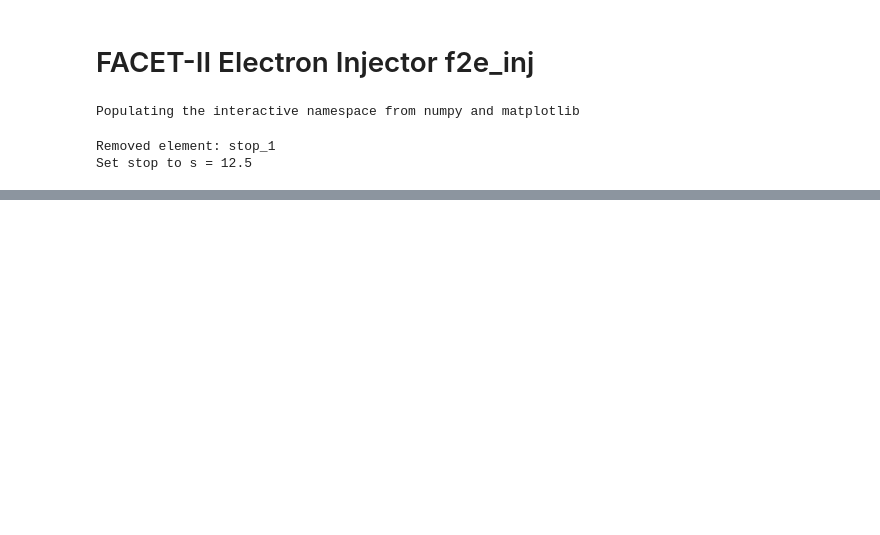
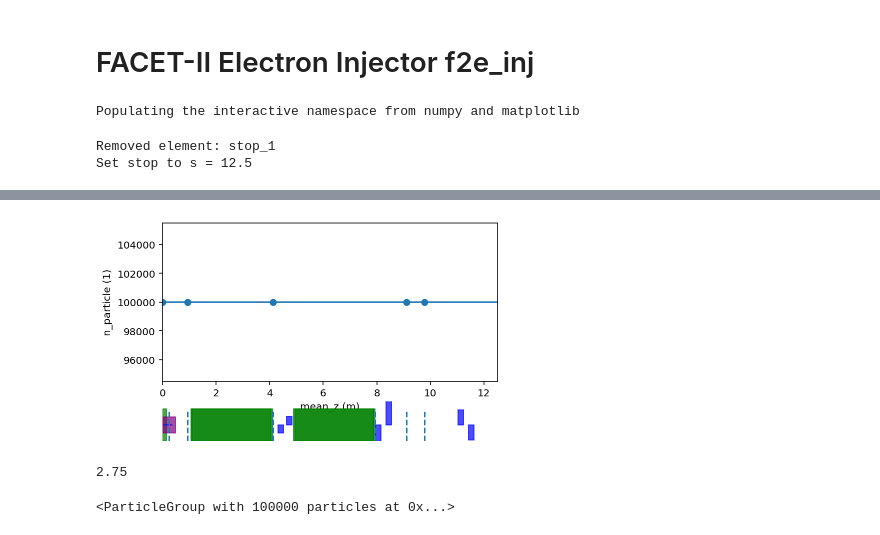
Before and after one commit to slaclab/facet2-lattice, a Jupyter notebook: impact/models/f2e_inj/f2e_inj.ipynb, the cells around one changed output, grey strips where cells are left out. Drawn from its saved outputs; the diff is of its cells as text; code cells hidden in the pictures; blank space fills up the shorter version.

```diff
--- a/impact/models/f2e_inj/f2e_inj.ipynb
+++ b/impact/models/f2e_inj/f2e_inj.ipynb
@@ -86,6 +87,18 @@ Converted PR10241 to ParticleGroup
 Converted L0AFEND to ParticleGroup
 Converted PR10465 to ParticleGroup
 Converted PR10471 to ParticleGroup
+# %%
+I.plot('n_particle')
+# %% [output]
+[figure, added]
+# %%
+5.5/2
+# %% [output]
+2.75
+# %%
+I.particles['final_particles']
+# %% [output]
+<ParticleGroup with 100000 particles at 0x...>
 # %%
 I.plot(['norm_emit_x', 'norm_emit_y'], y2=['mean_kinetic_energy'], figsize=(16,9),
        ylim=(0, 8e-6), include_labels=True)
```
Also changed, not shown: parts of 7 cells of this notebook, 1 other file.
